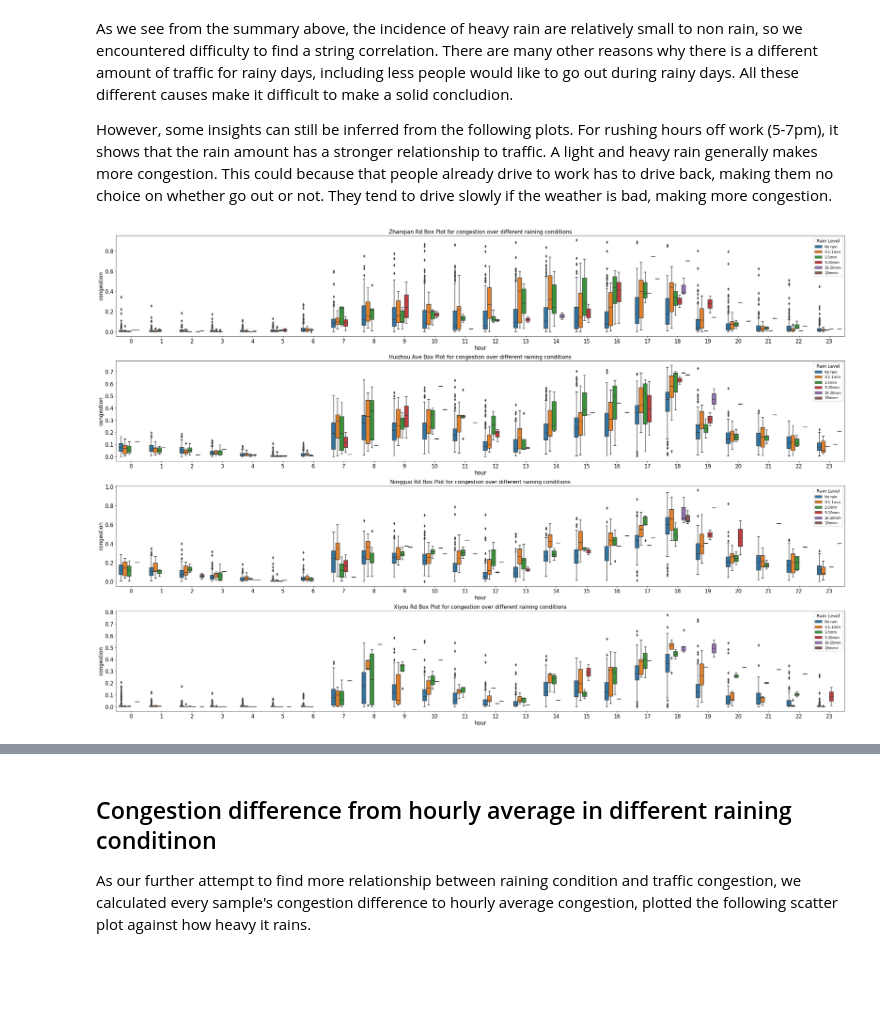
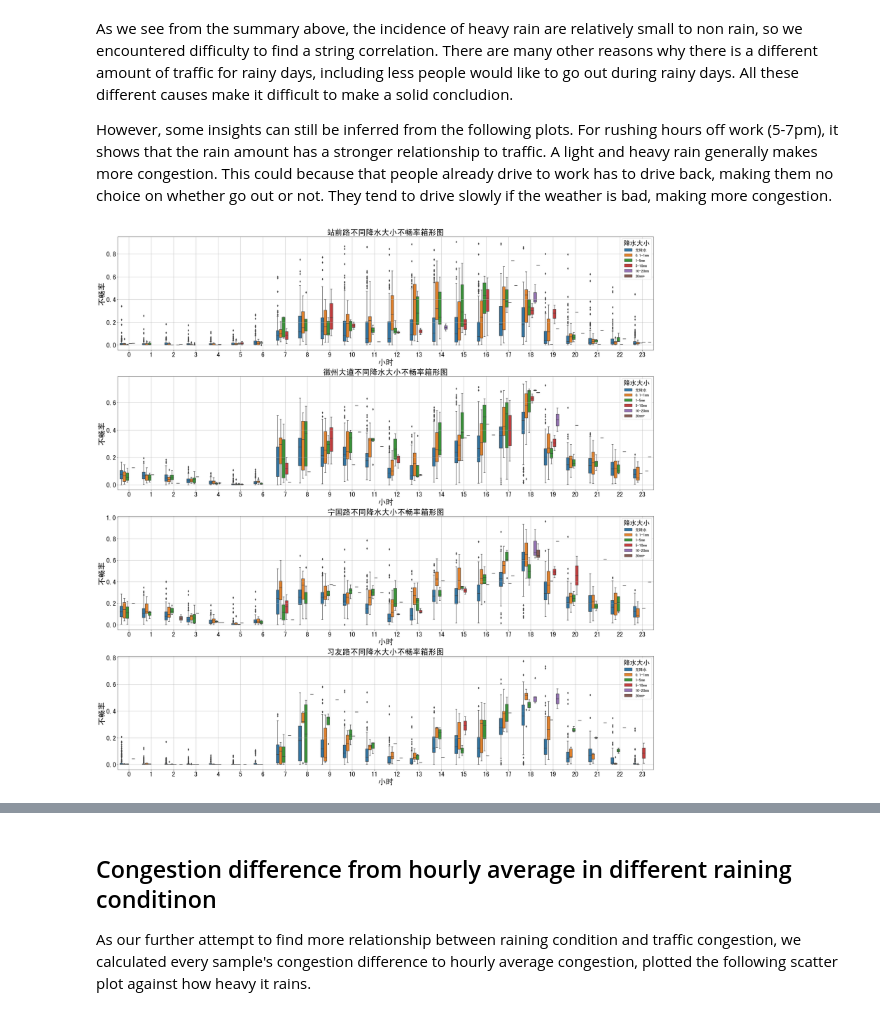
Before and after one commit to zhaomh1998/Traffic, a Jupyter notebook: Analysis.ipynb, the cells around one changed output, grey strips where cells are left out. Saved outputs shown, nothing was run; the diff lists cells and outputs as text; code cells hidden in the pictures; blank space fills up the shorter version.

```diff
--- a/Analysis.ipynb
+++ b/Analysis.ipynb
@@ -62,8 +104,8 @@ For `Zhanqian Rd`, apart from the absense of rushing hours going on and off work
 # %%
-fig, ax = plt.subplots(4,1,figsize=(20, 20))
-weekday_weekend_ten_min_plot(zhanqian, ax[0], 'Zhanqian Rd Traffic trend in a day per 10 minute average')
-weekday_weekend_ten_min_plot(huizhou, ax[1], 'Huizhou Ave Traffic trend in a day per 10 minute average')
-weekday_weekend_ten_min_plot(ningguo, ax[2], 'Ningguo Rd Traffic trend in a day per 10 minute average')
-weekday_weekend_ten_min_plot(xiyou, ax[3], 'Xiyou Rd Traffic trend in a day per 10 minute average')
+fig, ax = plt.subplots(4,1,figsize=(10, 20))
+weekday_weekend_ten_min_plot(zhanqian, ax[0], '站前路交通趋势 每10分钟平均')
+weekday_weekend_ten_min_plot(huizhou, ax[1], '徽州大道交通趋势 每10分钟平均')
+weekday_weekend_ten_min_plot(ningguo, ax[2], '宁国路交通趋势 每10分钟平均')
+weekday_weekend_ten_min_plot(xiyou, ax[3], '习友路交通趋势 每10分钟平均')
 plt.tight_layout()
 # %% [output]
@@ -141,19 +231,35 @@ Xiyou Rd
 As we see from the summary above, the incidence of heavy rain are relatively small to non rain, so we encountered difficulty to find a string correlation. There are many other reasons why there is a different amount of traffic for rainy days, including less people would like to go out during rainy days. All these different causes make it difficult to make a solid concludion.
 
 However, some insights can still be inferred from the following plots. For rushing hours off work (5-7pm), it shows that the rain amount has a stronger relationship to traffic. A light and heavy rain generally makes more congestion. This could because that people already drive to work has to drive back, making them no choice on whether go out or not. They tend to drive slowly if the weather is bad, making more congestion.
+# %%
+def rain_level_boxplot(combined_data, ax, title):
+    """
+    Make a box plot comparing rain levels for every hour traffic congestion
+    :param DataFrame combined_data: Processed DataFrame containing both traffic and rain data
+    :param plt.axis ax: Matplotlib axis to plot on
+    :param str title: Title for the plot
+    """
+    sns.boxplot(x='hour', y='congestion', hue='Rain Level', data=combined_data, ax=ax)
+    ax.set_title(title)
+    ax.set_xlabel('小时')
+    ax.set_ylabel('不畅率')
+    ax.grid()
+    leg = ax.get_legend()
+    leg.set_title('降水大小')
+    for t, l in zip(leg.texts, ['无降水', '0.1-1mm', '1-5mm', '5-10mm', '10-20mm', '20mm+']): t.set_text(l)
 # %%
-fig, ax = plt.subplots(4,1,figsize=(30,20))
+fig, ax = plt.subplots(4,1,figsize=(30,30))
 zhanqian_combined = process_rain_data(zhanqian, zhanqian_rain)
 huizhou_combined = process_rain_data(huizhou, huizhou_rain)
 ningguo_combined = process_rain_data(ningguo, ningguo_rain)
 xiyou_combined = process_rain_data(xiyou, xiyou_rain)
-rain_level_boxplot(zhanqian_combined, ax[0], 'Zhanqian Rd Box Plot for congestion over different raining conditions')
-rain_level_boxplot(huizhou_combined, ax[1], 'Huizhou Ave Box Plot for congestion over different raining conditions')
-rain_level_boxplot(ningguo_combined, ax[2], 'Ningguo Rd Box Plot for congestion over different raining conditions')
-rain_level_boxplot(xiyou_combined, ax[3], 'Xiyou Rd Box Plot for congestion over different raining conditions')
+rain_level_boxplot(zhanqian_combined, ax[0], '站前路不同降水大小不畅率箱形图')
+rain_level_boxplot(huizhou_combined, ax[1], '徽州大道不同降水大小不畅率箱形图')
+rain_level_boxplot(ningguo_combined, ax[2], '宁国路不同降水大小不畅率箱形图')
+rain_level_boxplot(xiyou_combined, ax[3], '习友路不同降水大小不畅率箱形图')
 plt.tight_layout()
 # %% [output]
-[figure, old version]
+[figure, new version]
 # %%
 def process_influence(data, cong_col='congestion'):
     data = data[data['rain'] > 0]
```
Also changed, not shown: parts of 12 cells of this notebook, 2 other files.
